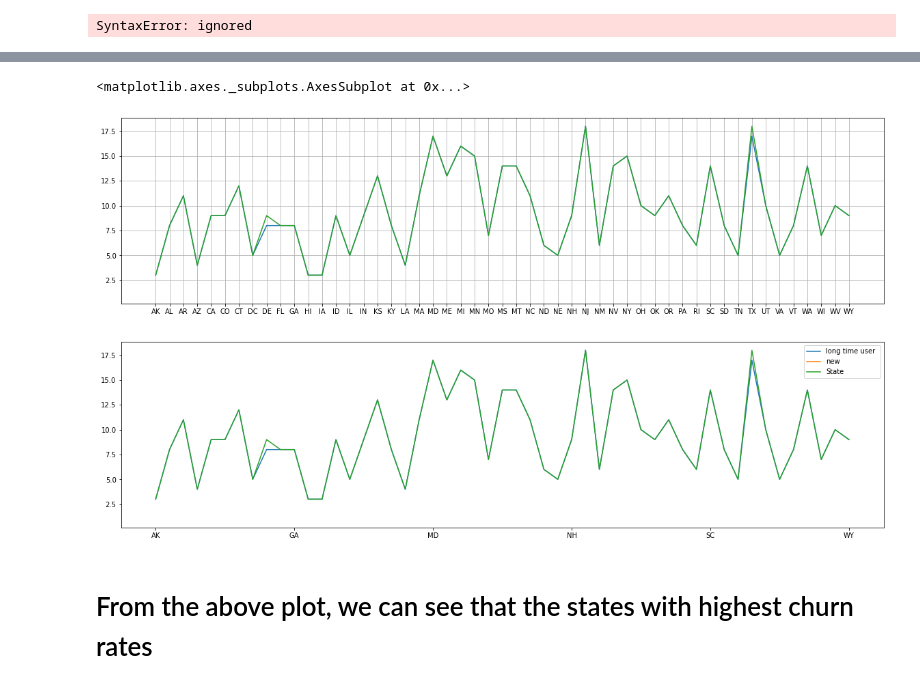
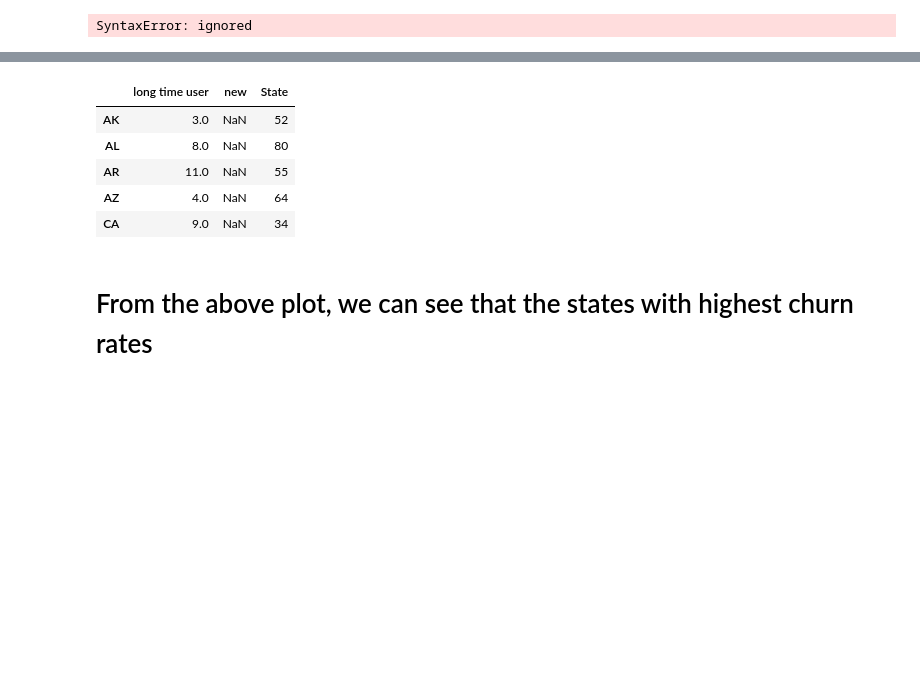
Before and after one commit to Ashvin-Vargez/Telecom-Churn-Analysis-EDA-Project-, a Jupyter notebook: eda_Telecom_Churn_Analysis_Capstone_Project.ipynb, the cells around one changed output, grey strips where cells are left out. Cells and saved outputs as stored; diff of their text form; code cells hidden in the pictures; blank space fills up the shorter version.

```diff
--- a/eda_Telecom_Churn_Analysis_Capstone_Project.ipynb
+++ b/eda_Telecom_Churn_Analysis_Capstone_Project.ipynb
@@ -431,12 +434,17 @@ state_cat = df_churn.groupby('State')['account category'].value_counts().unstack
 # %%
-state_cat = pd.merge(state_cat, df_churn['State'].value_counts(), how = 'inner', left_index = True, right_index = True)
-plt.grid()
-plt.plot(state_cat)
-state_cat.plot(use_index=True)
+state_cat = pd.merge(state_cat, df_tel['State'].value_counts(), how = 'inner', left_index = True, right_index = True)
+# state_cat = pd.merge(state_cat, df_tel['State'].value_counts(), how = 'inner', left_index = True, right_index = True)
+# plt.grid()
+# plt.plot(state_cat)
+# state_cat.plot(use_index=True)
+state_cat.head()
 # %% [output]
-<matplotlib.axes._subplots.AxesSubplot at 0x...>
-[figure, removed]
-[figure, removed]
+|  | long time user | new | State |
+| AK | 3.0 | NaN | 52 |
+| AL | 8.0 | NaN | 80 |
+| AR | 11.0 | NaN | 55 |
+| AZ | 4.0 | NaN | 64 |
+| CA | 9.0 | NaN | 34 |
 # %% [markdown]
 # From the above plot, we can see that the states with highest churn rates
 # %%
```
Also changed, not shown: parts of 2 cells of this notebook.
